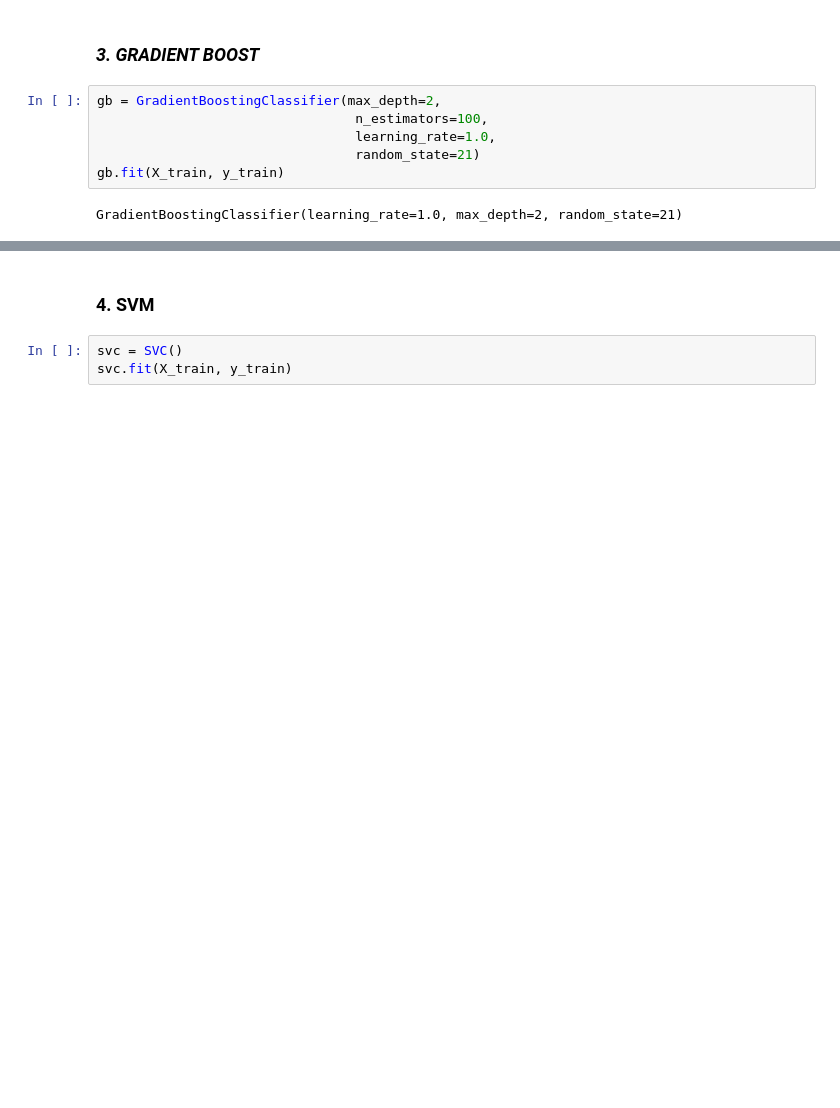
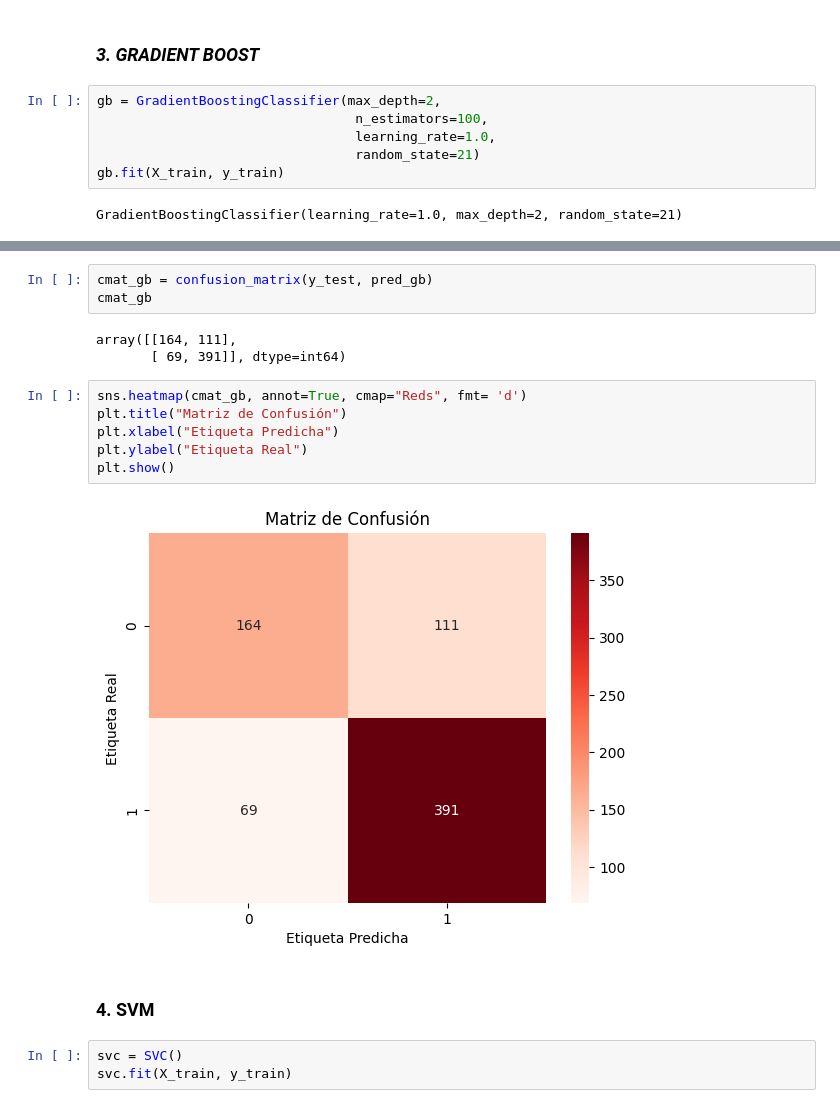
Before and after one commit to Vihelmet/Analisis_calidad_vino_blanco_ML, a Jupyter notebook: notebooks/03_Entrenamiento_modelo.ipynb, the cells around one changed output, grey strips where cells are left out. Saved outputs shown, nothing was run; the diff lists cells and outputs as text; blank space fills up the shorter version.

```diff
--- a/notebooks/03_Entrenamiento_modelo.ipynb
+++ b/notebooks/03_Entrenamiento_modelo.ipynb
@@ -181,3 +209,17 @@ Accuracy global: 0.77
+# %%
+cmat_gb = confusion_matrix(y_test, pred_gb)
+cmat_gb
+# %% [output]
+array([[164, 111],
+       [ 69, 391]], dtype=int64)
+# %%
+sns.heatmap(cmat_gb, annot=True, cmap="Reds", fmt= 'd')
+plt.title("Matriz de Confusión")
+plt.xlabel("Etiqueta Predicha")
+plt.ylabel("Etiqueta Real")
+plt.show()
+# %% [output]
+[figure, added]
 # %% [markdown]
 ### **4. SVM**
 # %%
```
Also changed, not shown: parts of 14 cells of this notebook.
